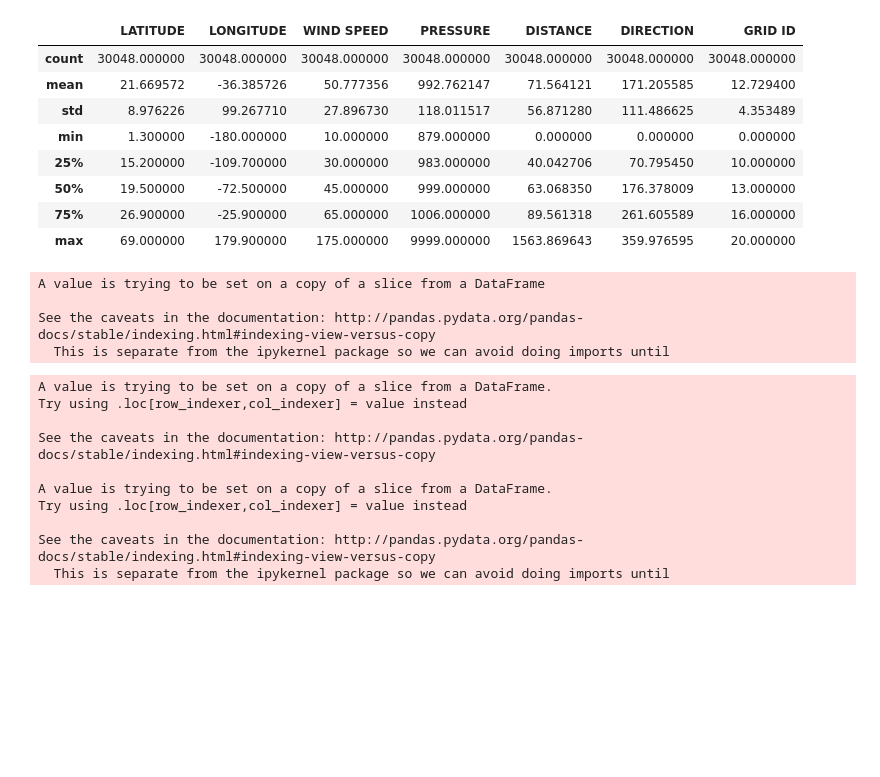
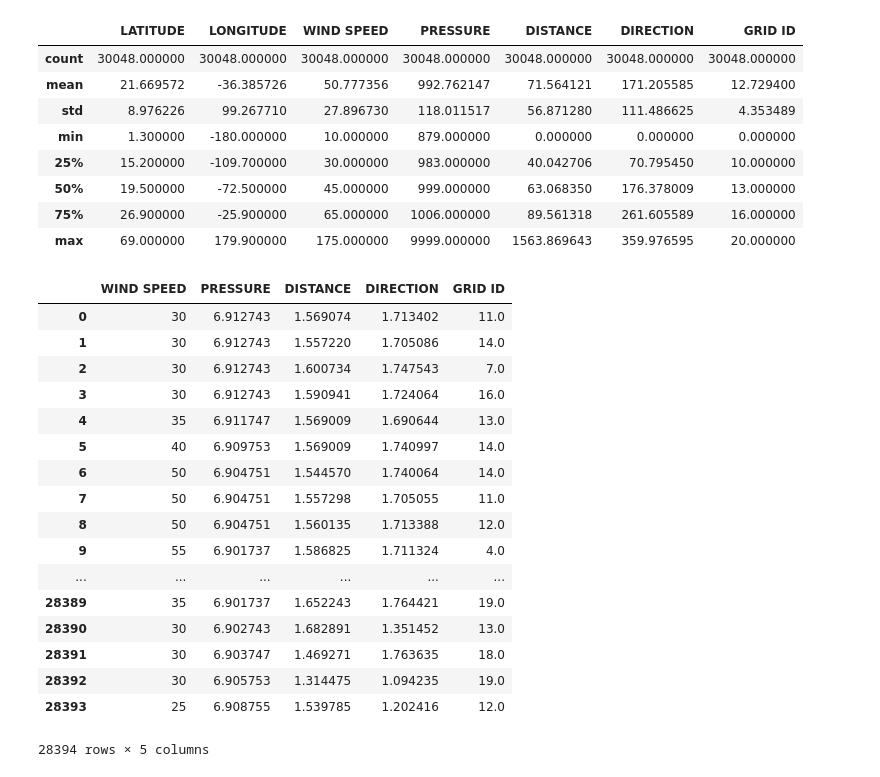
Before and after one commit to adityaprabhat01/HurricaneTrajectory, a Jupyter notebook: model.ipynb, the cells around one changed output. Saved outputs shown, nothing was run; the diff lists cells and outputs as text; code cells hidden in the pictures; blank space fills up the shorter version.

Commit message:
data preprocessing completed

```diff
--- a/model.ipynb
+++ b/model.ipynb
@@ -284,28 +284,35 @@ from tensorflow import math
 from sklearn.preprocessing import MinMaxScaler
 # %%
 df1 = df
-df1 = (df[df['DISTANCE'] > 0])
 df1.drop(['LATITUDE', 'LONGITUDE', 'MONTH', 'DAY', 'HOUR', 'TIME', 'STATUS'], axis = 1, inplace = True)
-
-init_distance = tf.math.log(df1['DISTANCE'])
-init_direction = tf.math.log(df1['DIRECTION'])
-# %% [output]
-A value is trying to be set on a copy of a slice from a DataFrame
-
-See the caveats in the documentation: http://pandas.pydata.org/pandas-docs/stable/indexing.html#indexing-view-versus-copy
-  This is separate from the ipykernel package so we can avoid doing imports until
-# %%
-with tf.Session() as sess :
-    df1['DISTANCE'] = sess.run(init_distance)
-    df1['DIRECTION'] = sess.run(init_direction)
-# %% [output]
-A value is trying to be set on a copy of a slice from a DataFrame.
-Try using .loc[row_indexer,col_indexer] = value instead
-
-See the caveats in the documentation: http://pandas.pydata.org/pandas-docs/stable/indexing.html#indexing-view-versus-copy
-
-A value is trying to be set on a copy of a slice from a DataFrame.
-Try using .loc[row_indexer,col_indexer] = value instead
-
-See the caveats in the documentation: http://pandas.pydata.org/pandas-docs/stable/indexing.html#indexing-view-versus-copy
-  This is separate from the ipykernel package so we can avoid doing imports until
+# %%
+df1 = (df1[df1['DISTANCE'] > 0]).reset_index(drop = True)
+df1 = (df1[df1['DIRECTION'] > 0]).reset_index(drop = True)
+
+init_distance = np.log(df1['DISTANCE'])
+init_direction = np.log(df1['DIRECTION'])
+init_pressure = np.log(df1['PRESSURE'])
+
+df1['DISTANCE'] = init_distance
+df1['DIRECTION'] = init_direction
+df1['PRESSURE'] = init_pressure
+df1
+# %% [output]
+|  | WIND SPEED | PRESSURE | DISTANCE | DIRECTION | GRID ID |
+| 0 | 30 | 6.912743 | 1.569074 | 1.713402 | 11.0 |
+| 1 | 30 | 6.912743 | 1.557220 | 1.705086 | 14.0 |
+| 2 | 30 | 6.912743 | 1.600734 | 1.747543 | 7.0 |
+| 3 | 30 | 6.912743 | 1.590941 | 1.724064 | 16.0 |
+| 4 | 35 | 6.911747 | 1.569009 | 1.690644 | 13.0 |
+| 5 | 40 | 6.909753 | 1.569009 | 1.740997 | 14.0 |
+| 6 | 50 | 6.904751 | 1.544570 | 1.740064 | 14.0 |
+| 7 | 50 | 6.904751 | 1.557298 | 1.705055 | 11.0 |
+| 8 | 50 | 6.904751 | 1.560135 | 1.713388 | 12.0 |
+| 9 | 55 | 6.901737 | 1.586825 | 1.711324 | 4.0 |
+| ... | ... | ... | ... | ... | ... |
+| 28389 | 35 | 6.901737 | 1.652243 | 1.764421 | 19.0 |
+| 28390 | 30 | 6.902743 | 1.682891 | 1.351452 | 13.0 |
+| 28391 | 30 | 6.903747 | 1.469271 | 1.763635 | 18.0 |
+| 28392 | 30 | 6.905753 | 1.314475 | 1.094235 | 19.0 |
+| 28393 | 25 | 6.908755 | 1.539785 | 1.202416 | 12.0 |
+28394 rows × 5 columns
```
Also changed, not shown: parts of 3 cells of this notebook.
